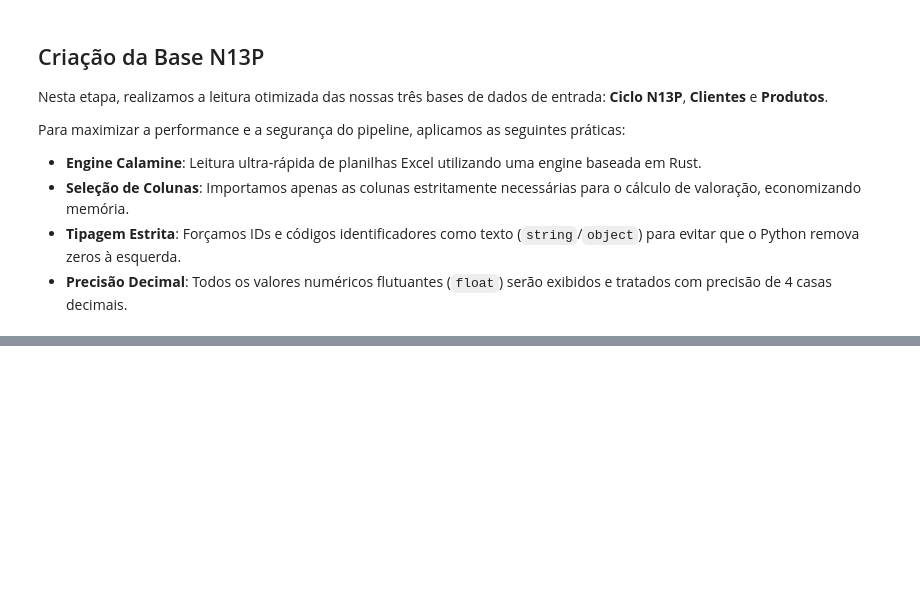
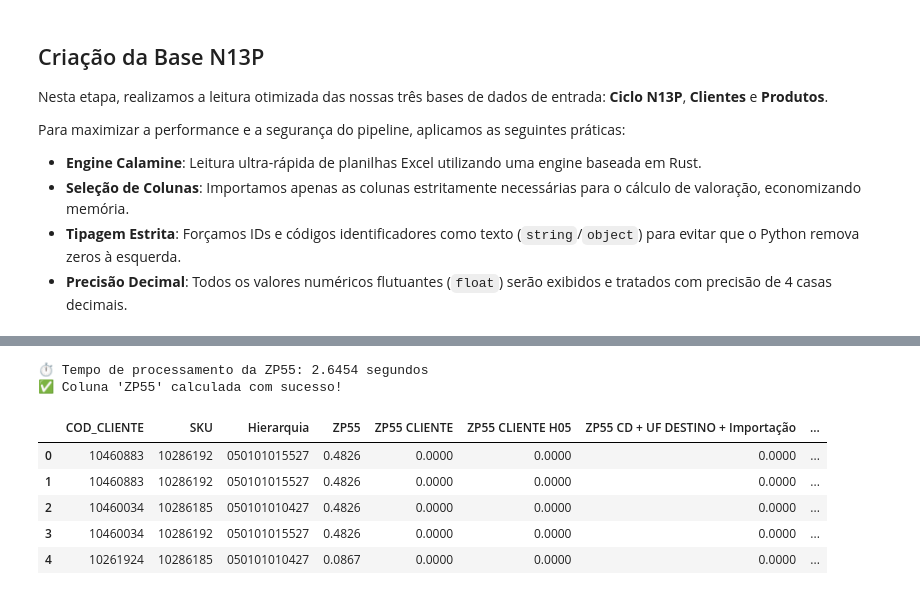
Before and after one commit to mxmluccamars/srm_valoracao, a Jupyter notebook: scripts/main3.ipynb, the cells around one changed output, grey strips where cells are left out. Cells and saved outputs as stored; diff of their text form; code cells hidden in the pictures; blank space fills up the shorter version.

```diff
--- a/scripts/main3.ipynb
+++ b/scripts/main3.ipynb
@@ -133,0 +439,60 @@ df_produtos.head(10)
+# %%
+inicio_zp55 = time.time()
+
+# data cleaning
+df_zp55_limpo = df_zp55.drop_duplicates(subset=['CHAVE'], keep='first').copy()
+df_zp55_limpo['CHAVE'] = df_zp55_limpo['CHAVE'].astype(str).str.strip()
+
+# dic creation
+dic_zp55 = df_zp55_limpo.set_index('CHAVE')['Cadastro'].to_dict()
+
+
+# key construction
+company_code = df_n13p['Company Code'].astype(str).str.strip()
+cod_cliente = df_n13p['COD_CLIENTE'].astype(str).str.strip()
+hierarquia = df_n13p['Hierarquia'].astype(str).str.strip()
+cd = df_n13p['CD'].astype(str).str.strip()
+uf = df_n13p['UF DESTINO'].astype(str).str.strip()
+origem = df_n13p['Origem'].astype(str).str.strip()
+ncm = df_n13p['NCM'].astype(str).str.strip()
+
+chave_1 = company_code + '_' + cod_cliente + '_' + hierarquia                  # CLIENTE
+chave_2 = company_code + '_' + cod_cliente + '_' + hierarquia.str[:10]         # CLIENTE H05
+chave_3 = cd + '_' + uf + '_' + origem                                         # CD + UF + Importação
+chave_4 = cd + '_' + uf + '_' + ncm                                            # CD + UF + NCM
+chave_5 = cd + '_' + uf + '_' + hierarquia.str[:10]                            # CD + UF + H05
+
+
+# searching and applying priorities
+df_n13p['ZP55 CLIENTE'] = chave_1.map(dic_zp55) / 100
+df_n13p['ZP55 CLIENTE H05'] = chave_2.map(dic_zp55) / 100
+df_n13p['ZP55 CD + UF DESTINO + Importação'] = chave_3.map(dic_zp55) / 100
+df_n13p['ZP55 CD + UF DESTINO + NCM'] = chave_4.map(dic_zp55) / 100
+df_n13p['ZP55 CD + UF DESTINO + H05'] = chave_5.map(dic_zp55) / 100
+
+df_n13p['ZP55'] = (df_n13p['ZP55 CLIENTE']
+                   .fillna(df_n13p['ZP55 CD + UF DESTINO + Importação'])
+                   .fillna(df_n13p['ZP55 CD + UF DESTINO + NCM'])
+                   .fillna(df_n13p['ZP55 CD + UF DESTINO + H05'])
+                   .fillna(0)  # caso nenhuma das chaves seja encontrada
+                  )
+
+colunas_auditoria_zp55 = ['ZP55 CLIENTE', 'ZP55 CLIENTE H05', 'ZP55 CD + UF DESTINO + Importação', 'ZP55 CD + UF DESTINO + NCM', 'ZP55 CD + UF DESTINO + H05']
+df_n13p[colunas_auditoria_zp55] = df_n13p[colunas_auditoria_zp55].fillna(0)
+
+
+fim_zp55 = time.time()
+tempo_zp55 = fim_zp55 - inicio_zp55
+
+print(f"⏱️ Tempo de processamento da ZP55: {tempo_zp55:.4f} segundos")
+print("✅ Coluna 'ZP55' calculada com sucesso!")
+display(df_n13p[['COD_CLIENTE', 'SKU', 'Hierarquia', 'ZP55', 'ZP55 CLIENTE', 'ZP55 CLIENTE H05', 'ZP55 CD + UF DESTINO + Importação', 'ZP55 CD + UF DESTINO + NCM', 'ZP55 CD + UF DESTINO + H05']].head())
+# %% [output]
+⏱️ Tempo de processamento da ZP55: 2.6454 segundos
+✅ Coluna 'ZP55' calculada com sucesso!
+|  | COD_CLIENTE | SKU | Hierarquia | ZP55 | ZP55 CLIENTE | ZP55 CLIENTE H05 | ZP55 CD + UF DESTINO + Importação | ... |
+| 0 | 10460883 | 10286192 | 050101015527 | 0.4826 | 0.0000 | 0.0000 | 0.0000 | ... |
+| 1 | 10460883 | 10286192 | 050101015527 | 0.4826 | 0.0000 | 0.0000 | 0.0000 | ... |
+| 2 | 10460034 | 10286185 | 050101010427 | 0.4826 | 0.0000 | 0.0000 | 0.0000 | ... |
+| 3 | 10460034 | 10286192 | 050101015527 | 0.4826 | 0.0000 | 0.0000 | 0.0000 | ... |
+| 4 | 10261924 | 10286185 | 050101010427 | 0.0867 | 0.0000 | 0.0000 | 0.0000 | ... |
```
Also changed, not shown: parts of 35 cells of this notebook, 1 other file.
